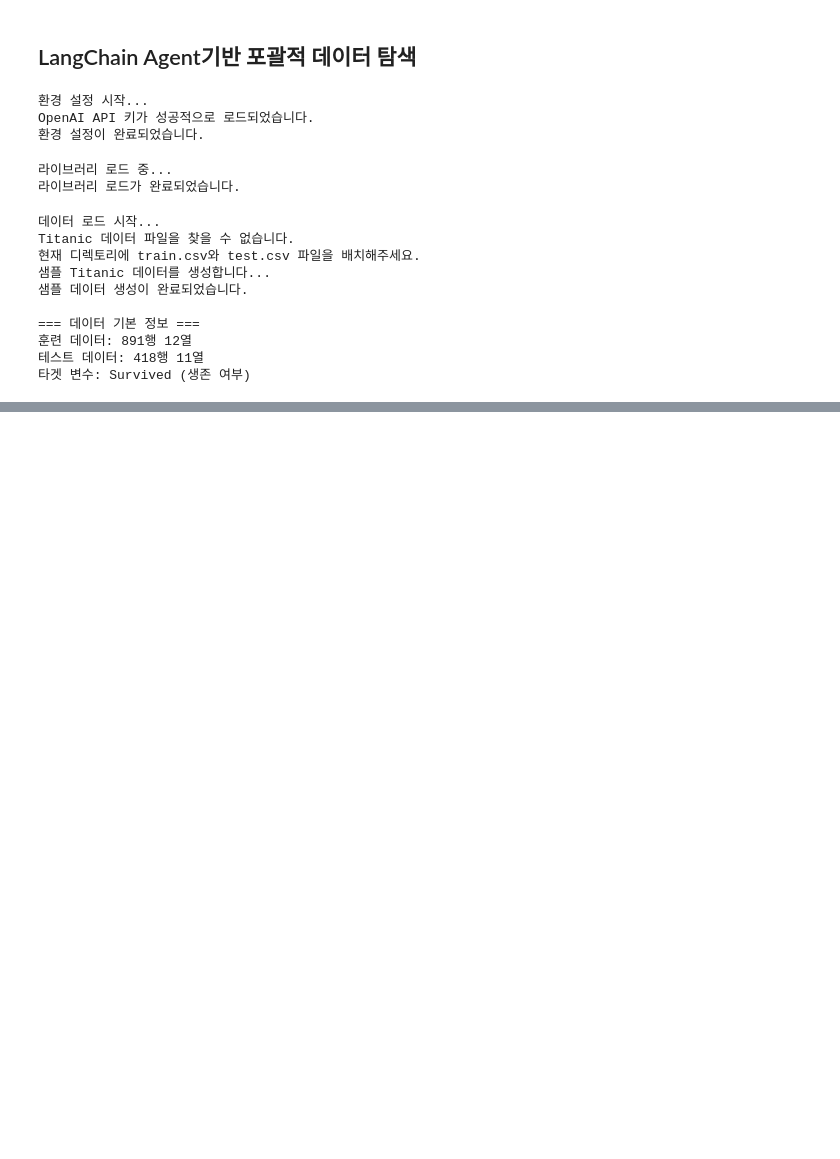
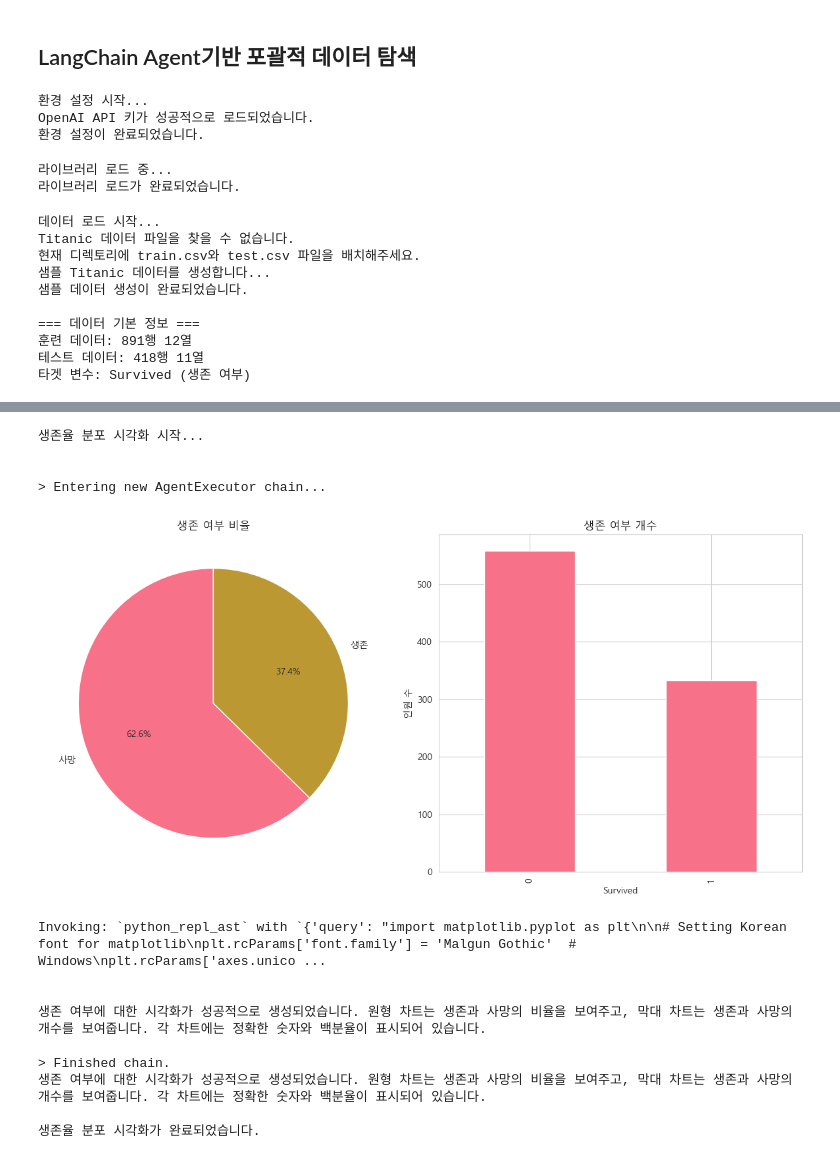
Before and after one commit to woogi123/LangChain, a Jupyter notebook: LangChain Tool Calling/LangChain_Agent_titanic.ipynb, the cells around one changed output, grey strips where cells are left out. Cells and saved outputs as stored; diff of their text form; code cells hidden in the pictures; blank space fills up the shorter version.

```diff
--- a/LangChain Tool Calling/LangChain_Agent_titanic.ipynb
+++ b/LangChain Tool Calling/LangChain_Agent_titanic.ipynb
@@ -117,0 +385,36 @@ Titanic 데이터 파일을 찾을 수 없습니다.
+# %%
+
+print("생존율 분포 시각화 시작...")
+
+# 생존율 시각화
+response = train_agent.invoke("""
+먼저 한글 폰트를 설정하세요:
+import matplotlib.pyplot as plt
+plt.rcParams['font.family'] = 'Malgun Gothic'  # Windows
+plt.rcParams['axes.unicode_minus'] = False
+
+생존 여부(Survived)에 대한 다음 시각화를 생성해주세요:
+1. 생존/사망 비율을 보여주는 원형 차트 (한국어 라벨)
+2. 생존/사망 개수를 보여주는 막대 차트 (한국어 제목과 라벨)
+
+그래프는 한국어 제목과 라벨을 사용하고,
+subplot을 사용하여 한 화면에 두 차트를 배치하고,
+각 차트에 정확한 숫자와 백분율을 표시해주세요.
+""")
+print(response['output'])
+print("\n생존율 분포 시각화가 완료되었습니다.")
+# %% [output]
+생존율 분포 시각화 시작...
+
+
+> Entering new AgentExecutor chain...
+[figure, added]
+Invoking: `python_repl_ast` with `{'query': "import matplotlib.pyplot as plt\n\n# Setting Korean font for matplotlib\nplt.rcParams['font.family'] = 'Malgun Gothic'  # Windows\nplt.rcParams['axes.unico ...
+
+
+생존 여부에 대한 시각화가 성공적으로 생성되었습니다. 원형 차트는 생존과 사망의 비율을 보여주고, 막대 차트는 생존과 사망의 개수를 보여줍니다. 각 차트에는 정확한 숫자와 백분율이 표시되어 있습니다.
+
+> Finished chain.
+생존 여부에 대한 시각화가 성공적으로 생성되었습니다. 원형 차트는 생존과 사망의 비율을 보여주고, 막대 차트는 생존과 사망의 개수를 보여줍니다. 각 차트에는 정확한 숫자와 백분율이 표시되어 있습니다.
+
+생존율 분포 시각화가 완료되었습니다.
```
Also changed, not shown: parts of 13 cells of this notebook, 2 other files.
